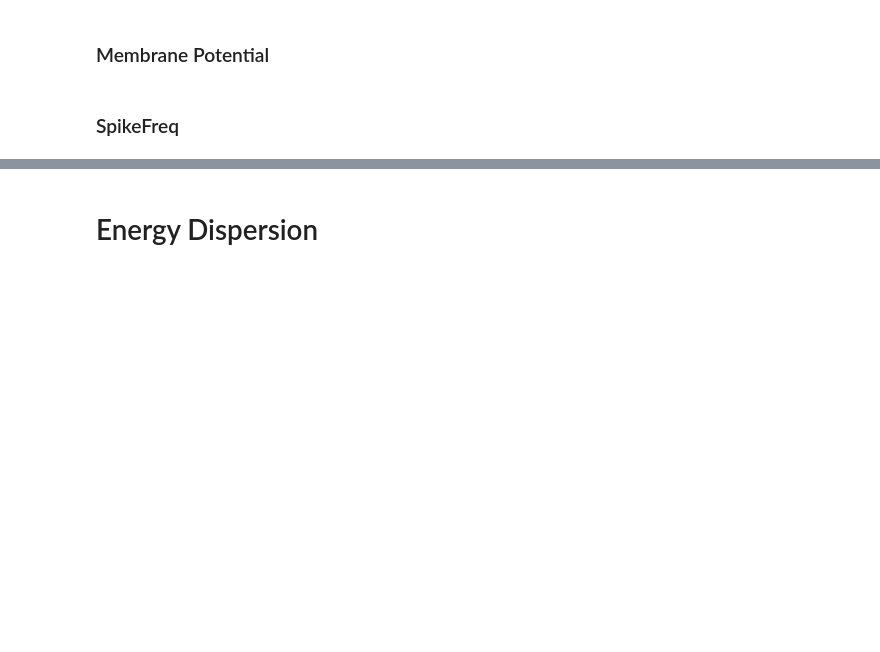
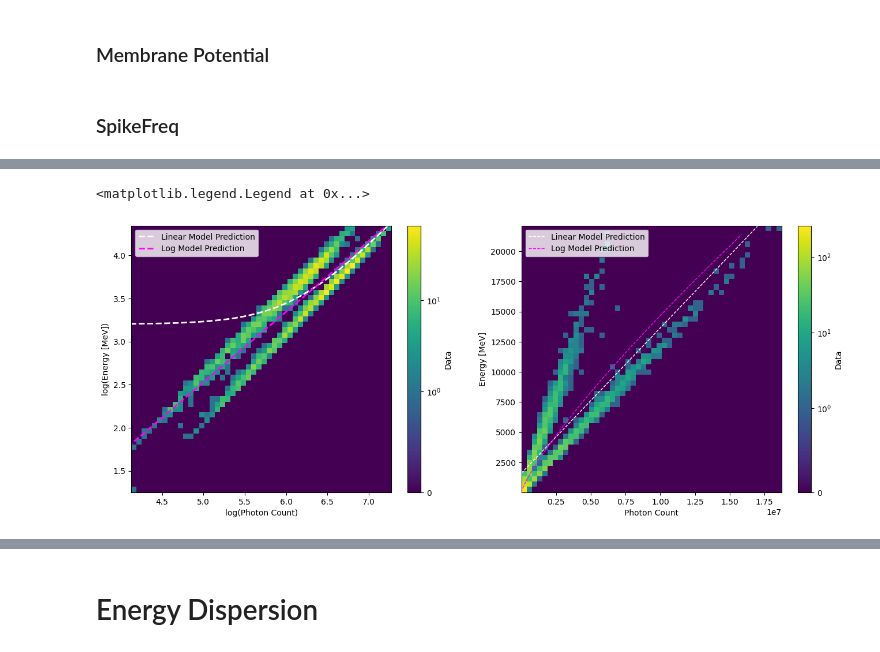
Before and after one commit to enlupi/SNN-Cal, a Jupyter notebook: SNN/SNN.ipynb, the cells around one changed output, grey strips where cells are left out. Cells and saved outputs as stored; diff of their text form; code cells hidden in the pictures; blank space fills up the shorter version.

```diff
--- a/SNN/SNN.ipynb
+++ b/SNN/SNN.ipynb
@@ -648,0 +565,50 @@ Text(0, 0.5, 'Counts / cell')
+# %%
+x_test, y_test = zip(*[data_train[i] for i in range(len(data_test))])
+E_test = np.array([y[0] for y in y_test])
+centroid_test = np.array([y[1] for y in y_test])
+#primary_test = np.array([y[2] for y in y_test])
+
+# Convert to NumPy arrays
+x_test = torch.stack(x_test).sum((1,2)).numpy()  # Convert features to NumPy
+
+# eliminate results with no photons
+mask = x_test > 0
+x_test = x_test[mask]
+E_test = E_test[mask]
+centroid_test = centroid_test[mask]
+#primary_test = primary_test[mask]
+
+x_test_log = np.log10(x_test)
+E_test_log = np.log10(E_test)
+# %%
+fig, ax = plt.subplots(ncols=2, figsize=(16,6))
+
+x_plot = np.arange(0.1, np.max(x_test), 1e3)
+y_plot = lin_model.predict(x_plot.reshape(-1,1))
+x_plot_log = np.arange(0.1, np.max(x_test_log), 0.1)
+y_plot_log = lin_model_log.predict(x_plot_log.reshape(-1,1))
+
+ax[0].set_xlabel("log(Photon Count)")
+ax[0].set_ylabel("log(Energy [MeV])")
+hb0 = ax[0].hist2d(x_test_log, E_test_log, 50, norm=SymLogNorm(linthresh=1), cmap='viridis')
+ax[0].plot(np.log10(x_plot), np.log10(y_plot), color='white',
+           linewidth=2, linestyle='--', label="Linear Model Prediction")
+ax[0].plot(x_plot_log, y_plot_log, color='#FF00FF',
+           linewidth=2, linestyle='--', label="Log Model Prediction")
+cbar0 = fig.colorbar(hb0[3], ax=ax[0])
+cbar0.set_label('Data')  # Label for the first colorbar
+ax[0].legend()
+
+ax[1].set_xlabel("Photon Count")
+ax[1].set_ylabel("Energy [MeV]")
+hb1 = ax[1].hist2d(x_test, E_test, 50, norm=SymLogNorm(linthresh=1), cmap='viridis')
+ax[1].plot(x_plot, y_plot, color='white',
+           linewidth=1, linestyle='--', label="Linear Model Prediction")
+ax[1].plot(np.pow(10,x_plot_log), np.pow(10,y_plot_log), color='#FF00FF',
+           linewidth=1, linestyle='--', label="Log Model Prediction")
+cbar1 = fig.colorbar(hb1[3], ax=ax[1])
+cbar1.set_label('Data')  # Label for the first colorbar
+ax[1].legend()
+# %% [output]
+<matplotlib.legend.Legend at 0x...>
+[figure, added]
```
Also changed, not shown: parts of 45 cells of this notebook, 27 other files.
